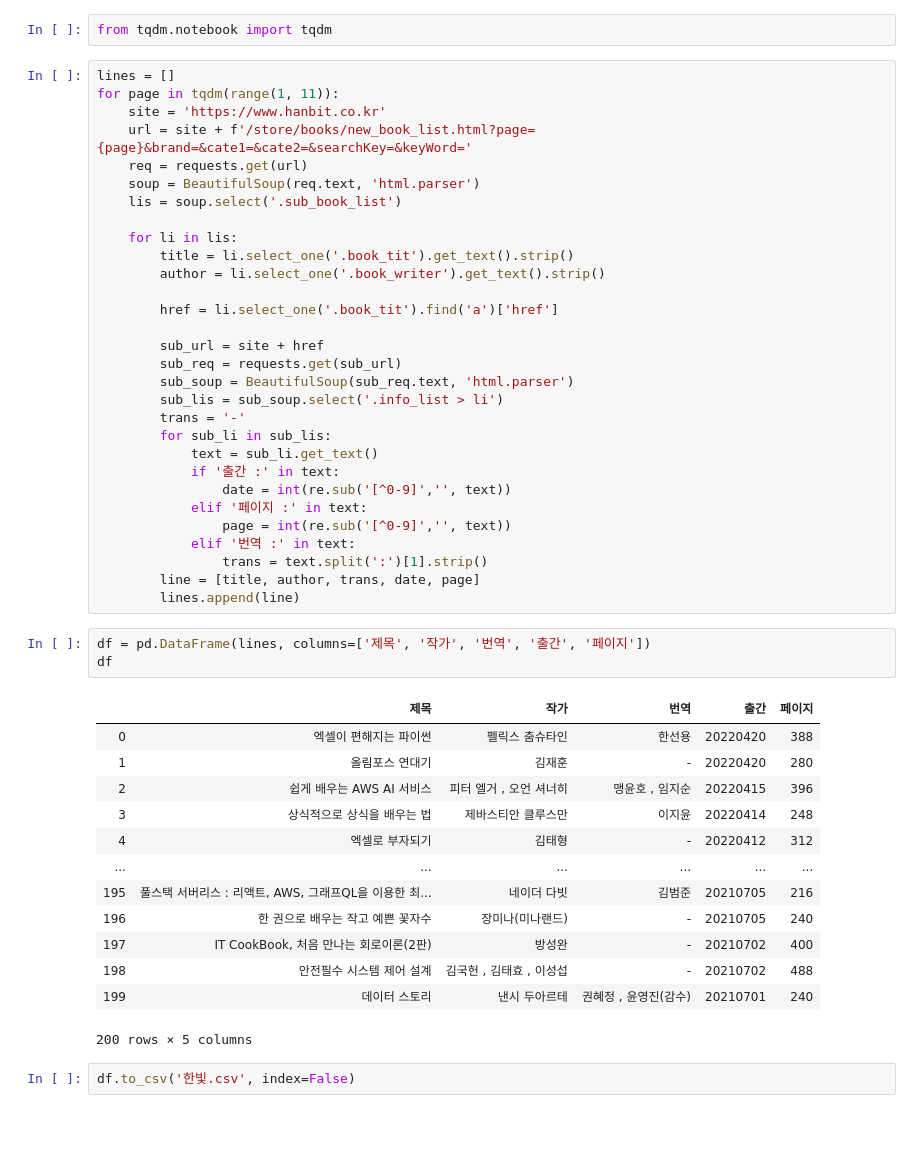
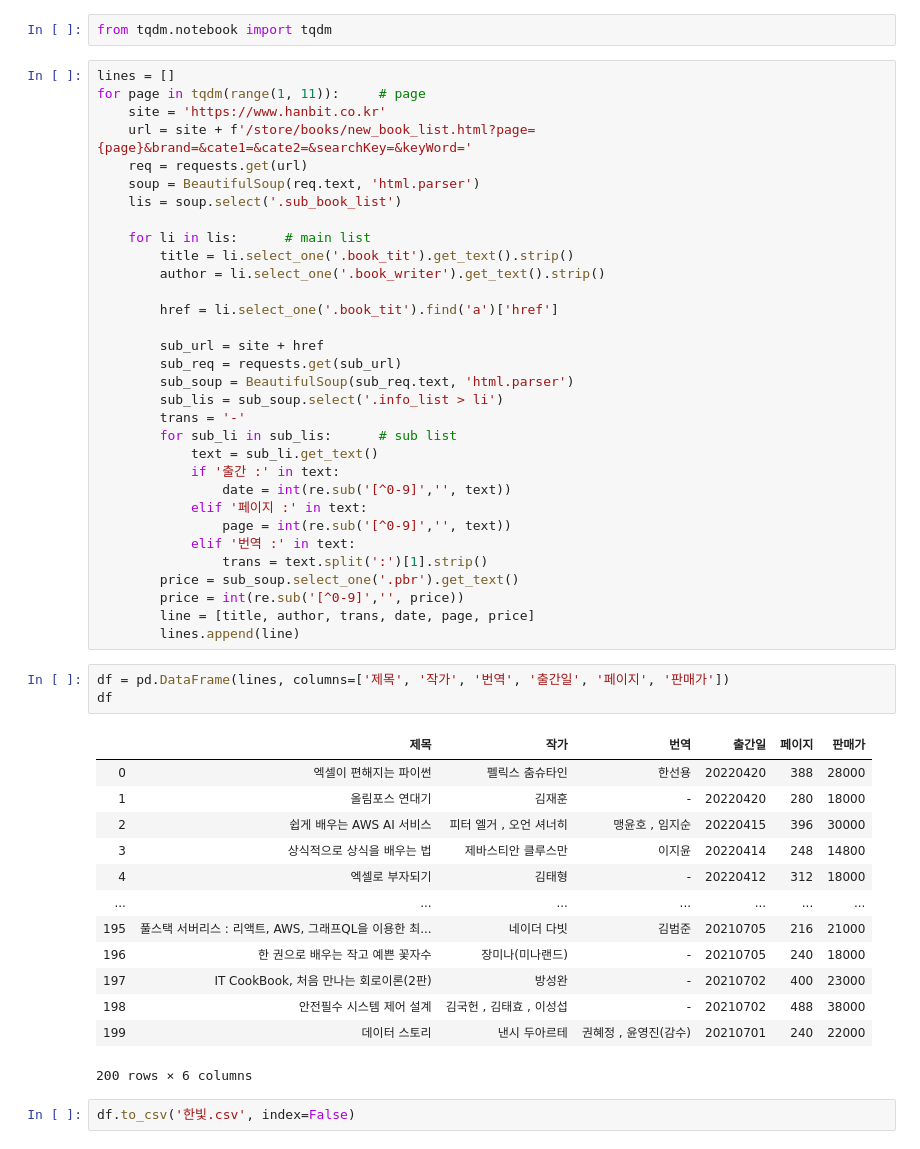
Before and after one commit to Lunawood/DataAnalysis-Lecture-2022.04, a Jupyter notebook: 05.Crawling/05.한빛.ipynb, the cells around one changed output. Saved outputs shown, nothing was run; the diff lists cells and outputs as text.

Commit message:
22.04.18 DataAnalysis

```diff
--- a/05.Crawling/05.한빛.ipynb
+++ b/05.Crawling/05.한빛.ipynb
@@ -105,14 +105,14 @@ print(date, page, trans)
 from tqdm.notebook import tqdm
 # %%
 lines = []
-for page in tqdm(range(1, 11)):
+for page in tqdm(range(1, 11)):     # page
     site = 'https://www.hanbit.co.kr'
     url = site + f'/store/books/new_book_list.html?page={page}&brand=&cate1=&cate2=&searchKey=&keyWord='
     req = requests.get(url)
     soup = BeautifulSoup(req.text, 'html.parser')
     lis = soup.select('.sub_book_list')
 
-    for li in lis:
+    for li in lis:      # main list
         title = li.select_one('.book_tit').get_text().strip()
         author = li.select_one('.book_writer').get_text().strip()
 
@@ -123,7 +123,7 @@ for page in tqdm(range(1, 11)):
         sub_soup = BeautifulSoup(sub_req.text, 'html.parser')
         sub_lis = sub_soup.select('.info_list > li')
         trans = '-'
-        for sub_li in sub_lis:
+        for sub_li in sub_lis:      # sub list
             text = sub_li.get_text()
             if '출간 :' in text:
                 date = int(re.sub('[^0-9]','', text))
@@ -131,24 +131,26 @@ for page in tqdm(range(1, 11)):
                 page = int(re.sub('[^0-9]','', text))
             elif '번역 :' in text:
                 trans = text.split(':')[1].strip()
-        line = [title, author, trans, date, page]
+        price = sub_soup.select_one('.pbr').get_text()
+        price = int(re.sub('[^0-9]','', price))
+        line = [title, author, trans, date, page, price]
         lines.append(line)
 # %%
-df = pd.DataFrame(lines, columns=['제목', '작가', '번역', '출간', '페이지'])
+df = pd.DataFrame(lines, columns=['제목', '작가', '번역', '출간일', '페이지', '판매가'])
 df
 # %% [output]
-|  | 제목 | 작가 | 번역 | 출간 | 페이지 |
-| 0 | 엑셀이 편해지는 파이썬 | 펠릭스 춤슈타인 | 한선용 | 20220420 | 388 |
-| 1 | 올림포스 연대기 | 김재훈 | - | 20220420 | 280 |
-| 2 | 쉽게 배우는 AWS AI 서비스 | 피터 엘거 , 오언 셔너히 | 맹윤호 , 임지순 | 20220415 | 396 |
-| 3 | 상식적으로 상식을 배우는 법 | 제바스티안 클루스만 | 이지윤 | 20220414 | 248 |
-| 4 | 엑셀로 부자되기 | 김태형 | - | 20220412 | 312 |
-| ... | ... | ... | ... | ... | ... |
-| 195 | 풀스택 서버리스 : 리액트, AWS, 그래프QL을 이용한 최... | 네이더 다빗 | 김범준 | 20210705 | 216 |
-| 196 | 한 권으로 배우는 작고 예쁜 꽃자수 | 장미나(미나랜드) | - | 20210705 | 240 |
-| 197 | IT CookBook, 처음 만나는 회로이론(2판) | 방성완 | - | 20210702 | 400 |
-| 198 | 안전필수 시스템 제어 설계 | 김국헌 , 김태효 , 이성섭 | - | 20210702 | 488 |
-| 199 | 데이터 스토리 | 낸시 두아르테 | 권혜정 , 윤영진(감수) | 20210701 | 240 |
+|  | 제목 | 작가 | 번역 | 출간일 | 페이지 | 판매가 |
+| 0 | 엑셀이 편해지는 파이썬 | 펠릭스 춤슈타인 | 한선용 | 20220420 | 388 | 28000 |
+| 1 | 올림포스 연대기 | 김재훈 | - | 20220420 | 280 | 18000 |
+| 2 | 쉽게 배우는 AWS AI 서비스 | 피터 엘거 , 오언 셔너히 | 맹윤호 , 임지순 | 20220415 | 396 | 30000 |
+| 3 | 상식적으로 상식을 배우는 법 | 제바스티안 클루스만 | 이지윤 | 20220414 | 248 | 14800 |
+| 4 | 엑셀로 부자되기 | 김태형 | - | 20220412 | 312 | 18000 |
+| ... | ... | ... | ... | ... | ... | ... |
+| 195 | 풀스택 서버리스 : 리액트, AWS, 그래프QL을 이용한 최... | 네이더 다빗 | 김범준 | 20210705 | 216 | 21000 |
+| 196 | 한 권으로 배우는 작고 예쁜 꽃자수 | 장미나(미나랜드) | - | 20210705 | 240 | 18000 |
+| 197 | IT CookBook, 처음 만나는 회로이론(2판) | 방성완 | - | 20210702 | 400 | 23000 |
+| 198 | 안전필수 시스템 제어 설계 | 김국헌 , 김태효 , 이성섭 | - | 20210702 | 488 | 38000 |
+| 199 | 데이터 스토리 | 낸시 두아르테 | 권혜정 , 윤영진(감수) | 20210701 | 240 | 22000 |
-200 rows × 5 columns
+200 rows × 6 columns
 # %%
 df.to_csv('한빛.csv', index=False)
```
Also changed, not shown: 7 other files.
